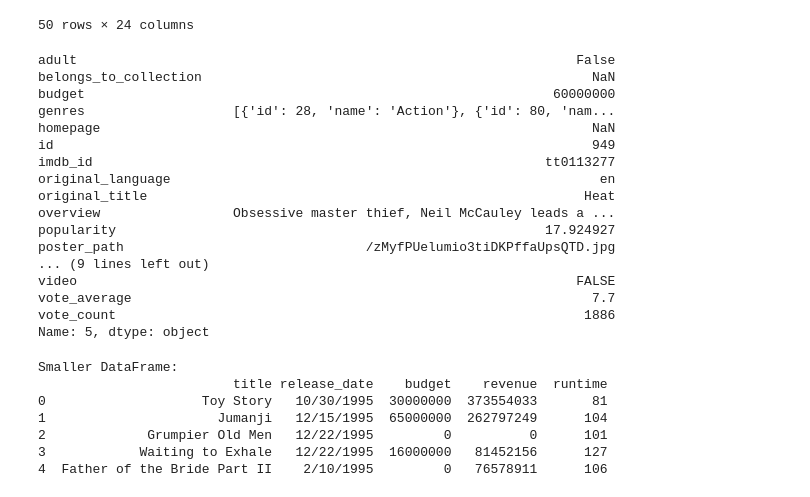
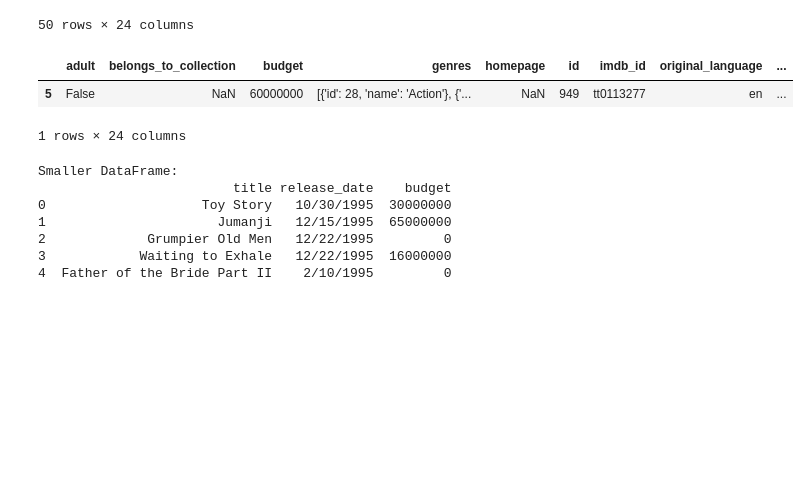
Before and after one commit to niiwade/Movies-Metadata, a Jupyter notebook: Exercise 4.ipynb, the cells around one changed output. Drawn from its saved outputs; the diff is of its cells as text; code cells hidden in the pictures; blank space fills up the shorter version.

```diff
--- a/Exercise 4.ipynb
+++ b/Exercise 4.ipynb
@@ -25,36 +25,22 @@ movies_df
 50 rows × 24 columns
 # %%
 #7. Write a Pandas program to get the details of  fifth movie of the DataFrame.
-movies_df.loc[5]
+movies_df.loc[[5]]
 # %% [output]
+|  | adult | belongs_to_collection | budget | genres | homepage | id | imdb_id | original_language | ... |
+| 5 | False | NaN | 60000000 | [{'id': 28, 'name': 'Action'}, {'... | NaN | 949 | tt0113277 | en | ... |
-adult                                                                False
-belongs_to_collection                                                  NaN
-budget                                                            60000000
-genres                   [{'id': 28, 'name': 'Action'}, {'id': 80, 'nam...
-homepage                                                               NaN
-id                                                                     949
-imdb_id                                                          tt0113277
-original_language                                                       en
-original_title                                                        Heat
-overview                 Obsessive master thief, Neil McCauley leads a ...
-popularity                                                       17.924927
-poster_path                               /zMyfPUelumio3tiDKPffaUpsQTD.jpg
-... (9 lines left out)
-video                                                                FALSE
-vote_average                                                           7.7
-vote_count                                                            1886
-Name: 5, dtype: object
+1 rows × 24 columns
 # %%
 #8. Write a Pandas program to create a smaller dataframe with a subset of all features.
 # Create a smaller dataframe
-small_df = movies_df[['title', 'release_date', 'budget', 'revenue', 'runtime']]
+small_df = movies_df[['title', 'release_date', 'budget']]
 print("Smaller DataFrame:")
 print(small_df.head())
 # %% [output]
 Smaller DataFrame:
-                         title release_date    budget    revenue  runtime
-0                    Toy Story   10/30/1995  30000000  373554033       81
-1                      Jumanji   12/15/1995  65000000  262797249      104
-2             Grumpier Old Men   12/22/1995         0          0      101
-3            Waiting to Exhale   12/22/1995  16000000   81452156      127
-4  Father of the Bride Part II    2/10/1995         0   76578911      106
+                         title release_date    budget
+0                    Toy Story   10/30/1995  30000000
+1                      Jumanji   12/15/1995  65000000
+2             Grumpier Old Men   12/22/1995         0
+3            Waiting to Exhale   12/22/1995  16000000
+4  Father of the Bride Part II    2/10/1995         0
```
Also changed, not shown: 1 other file.
